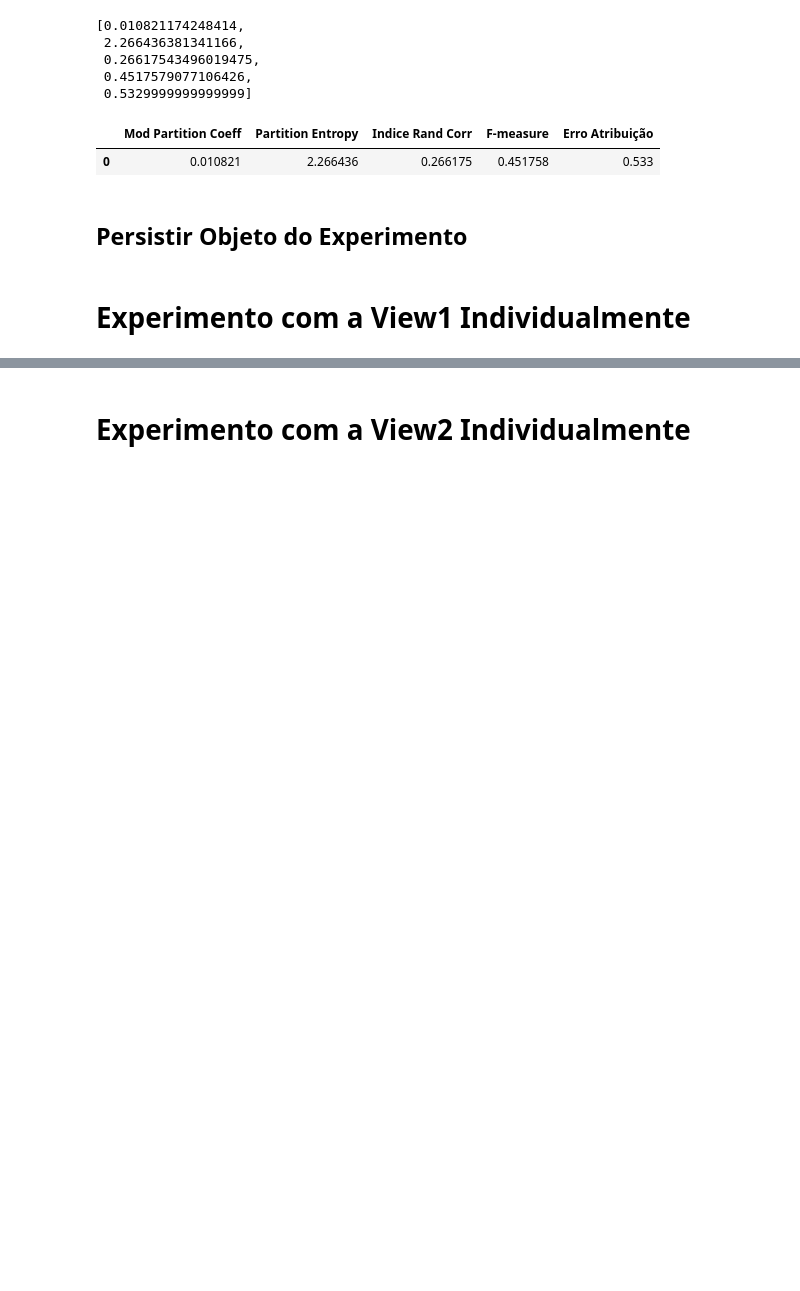
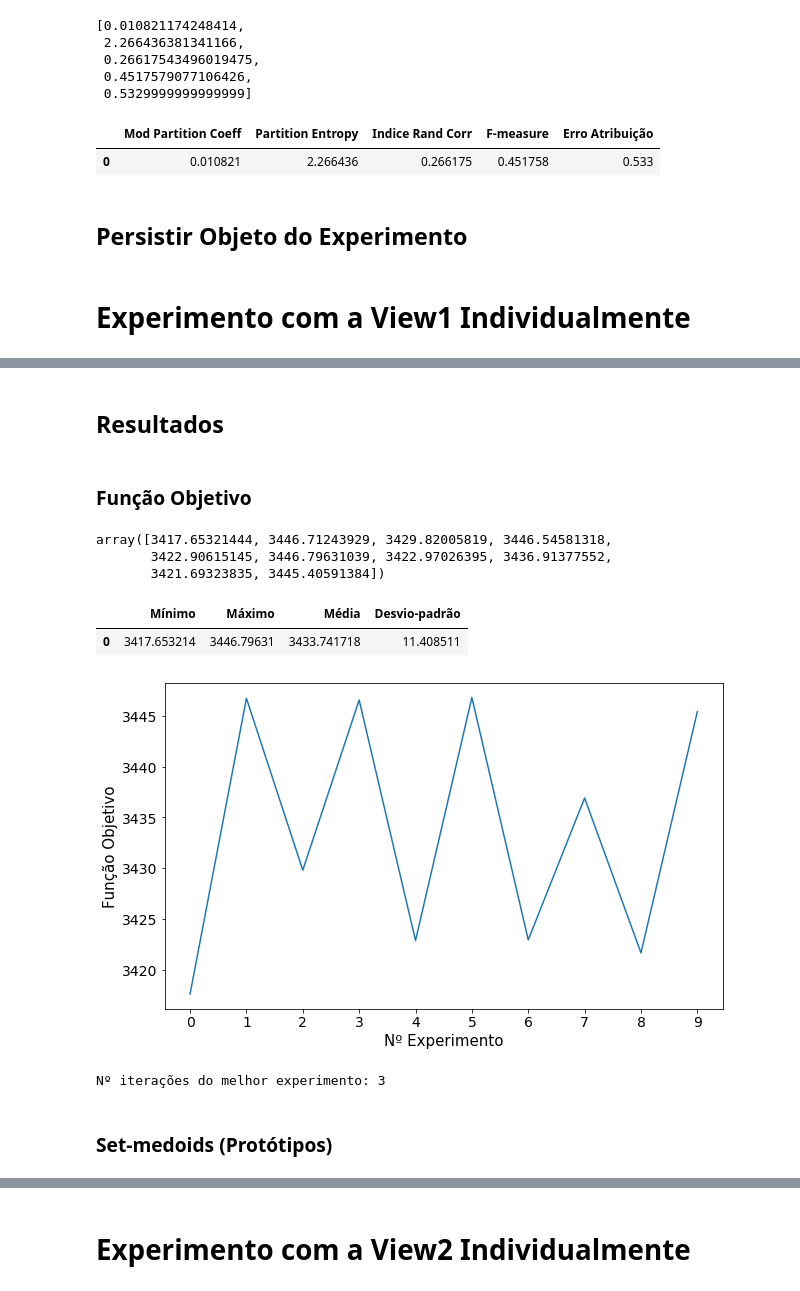
Before and after one commit to amarabuco/Projeto-ML-2020.1, a Jupyter notebook: clustering/main_clustering.ipynb, the cells around one changed output, grey strips where cells are left out. Drawn from its saved outputs; the diff is of its cells as text; code cells hidden in the pictures; blank space fills up the shorter version.

Commit message:
Experiments and results for clustering with each view individually

```diff
--- a/clustering/main_clustering.ipynb
+++ b/clustering/main_clustering.ipynb
@@ -744,0 +801,2 @@ best_view1, adequacy_criterions_view1 = run_experiments()
+# %% [markdown]
+## Resultados
@@ -744,0 +805,38 @@ best_view1, adequacy_criterions_view1 = run_experiments()
+# %% [markdown]
+### Função Objetivo
+# %%
+adequacy_criterions_view1 = np.array(adequacy_criterions_view1)
+adequacy_criterions_view1
+# %% [output]
+array([3417.65321444, 3446.71243929, 3429.82005819, 3446.54581318,
+       3422.90615145, 3446.79631039, 3422.97026395, 3436.91377552,
+       3421.69323835, 3445.40591384])
+# %%
+min_J = adequacy_criterions_view1.min()
+max_J = adequacy_criterions_view1.max()
+mean_J = adequacy_criterions_view1.mean()
+std_J = adequacy_criterions_view1.std()
+
+cols = columns=['Mínimo', 'Máximo', 'Média', 'Desvio-padrão']
+pd.DataFrame([[min_J, max_J, mean_J, std_J]], columns=cols)
+# %% [output]
+|  | Mínimo | Máximo | Média | Desvio-padrão |
+| 0 | 3417.653214 | 3446.79631 | 3433.741718 | 11.408511 |
+# %%
+ax = pd.DataFrame(adequacy_criterions_view1).plot(figsize=(10,6),
+                                       xticks=range(num_max_experiments),
+                                      fontsize=14,
+                                      legend=False)
+
+ax.set_xlabel("Nº Experimento", fontsize=15)
+ax.set_ylabel("Função Objetivo", fontsize=15)
+plt.show()
+# %% [output]
+[figure, added]
+# %%
+num_iter_best_exp = best_view1.iterations + 1
+print("Nº iterações do melhor experimento:", num_iter_best_exp)
+
+np.savetxt(path_results_view1 + 'num_iter_melhor_exp.csv', [num_iter_best_exp], delimiter=',')
+# %% [output]
+Nº iterações do melhor experimento: 3
@@ -744,0 +845,2 @@ best_view1, adequacy_criterions_view1 = run_experiments()
+# %% [markdown]
+### Set-medoids (Protótipos)
```
Also changed, not shown: parts of 153 cells of this notebook, 18 other files.
